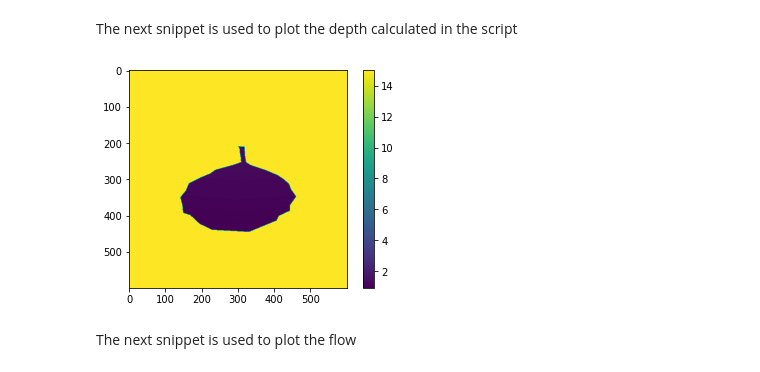
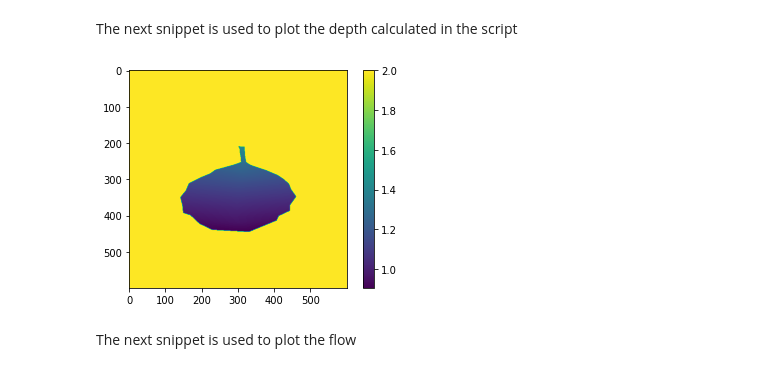
Before and after one commit to onorabil/blenderRenderer, a Jupyter notebook: PreviewData.ipynb, the cells around one changed output. Drawn from its saved outputs; the diff is of its cells as text; code cells hidden in the pictures.

```diff
--- a/PreviewData.ipynb
+++ b/PreviewData.ipynb
@@ -38,14 +38,14 @@ def exr2depth(exr, maxvalue=1.,normalize=True):
 
     return img
 # %%
-depth_data = exr2depth("output/alder_leaf_render_0_0_0_depth0001.exr", maxvalue=15, normalize=False)
+depth_data = exr2depth("output/alder_leaf_render_0_0_0_depth0001.exr", maxvalue=2, normalize=False)
 
 fig = plt.figure()
 plt.imshow(depth_data)
 plt.colorbar()
 plt.show()
 # %% [output]
-[figure, old version]
+[figure, new version]
 # %% [markdown]
 The next snippet is used to plot the flow
 # %%
```
Also changed, not shown: parts of 1 cell of this notebook, 7 other files.
